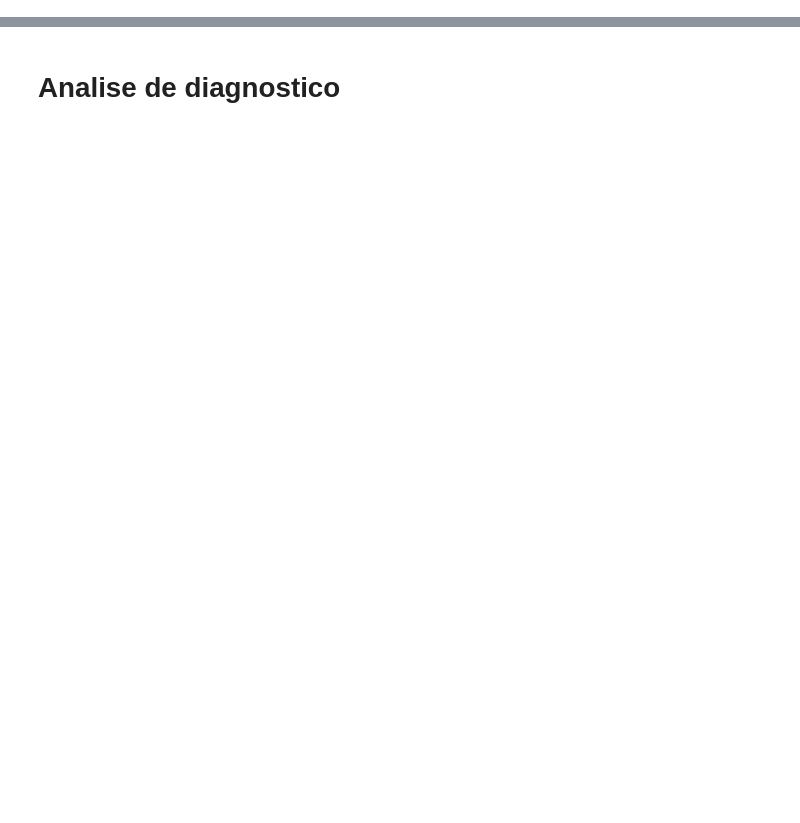
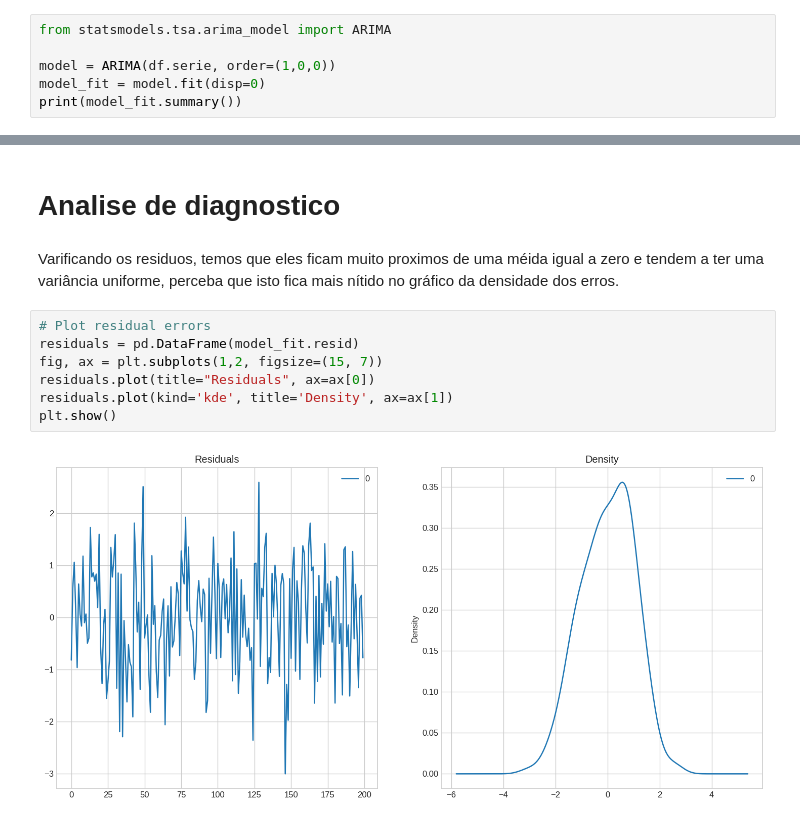
Before and after one commit to mori-mkm/UFSCar, a Jupyter notebook: Series/modelos/Series.ipynb, the cells around one changed output, grey strips where cells are left out. Drawn from its saved outputs; the diff is of its cells as text; blank space fills up the shorter version.

```diff
--- a/Series/modelos/Series.ipynb
+++ b/Series/modelos/Series.ipynb
@@ -165,0 +170,6 @@ Text(0.5, 1.0, 'RSS: 206.1254')
+# %%
+from statsmodels.tsa.arima_model import ARIMA
+
+model = ARIMA(df.serie, order=(1,0,0))
+model_fit = model.fit(disp=0)
+print(model_fit.summary())
@@ -166,2 +197,13 @@ Text(0.5, 1.0, 'RSS: 206.1254')
 # %% [markdown]
 # Analise de diagnostico
+# %% [markdown]
+Varificando os residuos, temos que eles ficam muito proximos de uma méida igual a zero e tendem a ter uma variância uniforme, perceba que isto fica mais nítido no gráfico da densidade dos erros.
+# %%
+# Plot residual errors
+residuals = pd.DataFrame(model_fit.resid)
+fig, ax = plt.subplots(1,2, figsize=(15, 7))
+residuals.plot(title="Residuals", ax=ax[0])
+residuals.plot(kind='kde', title='Density', ax=ax[1])
+plt.show()
+# %% [output]
+[figure, added]
```
Also changed, not shown: parts of 3 cells of this notebook.
